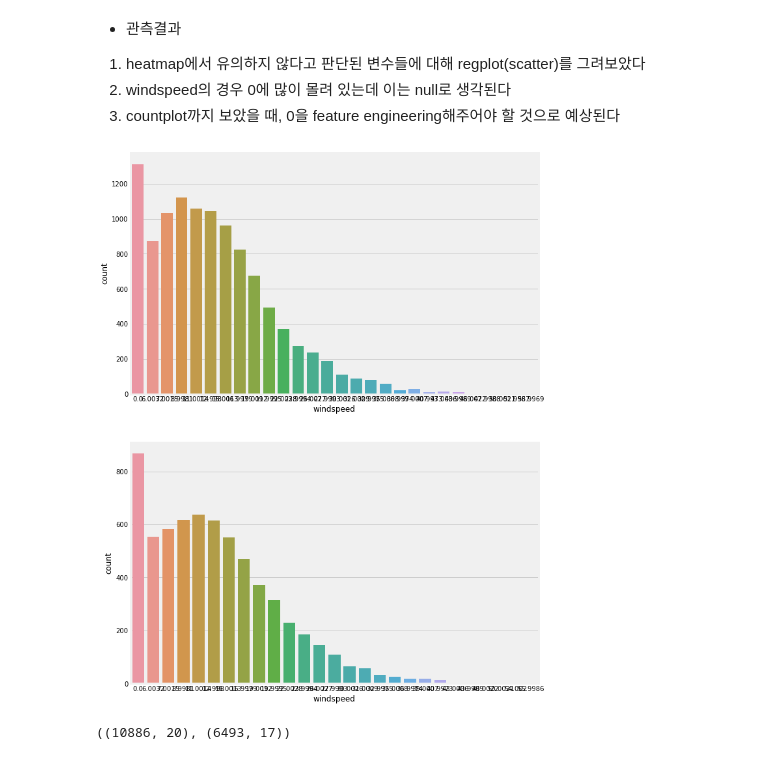
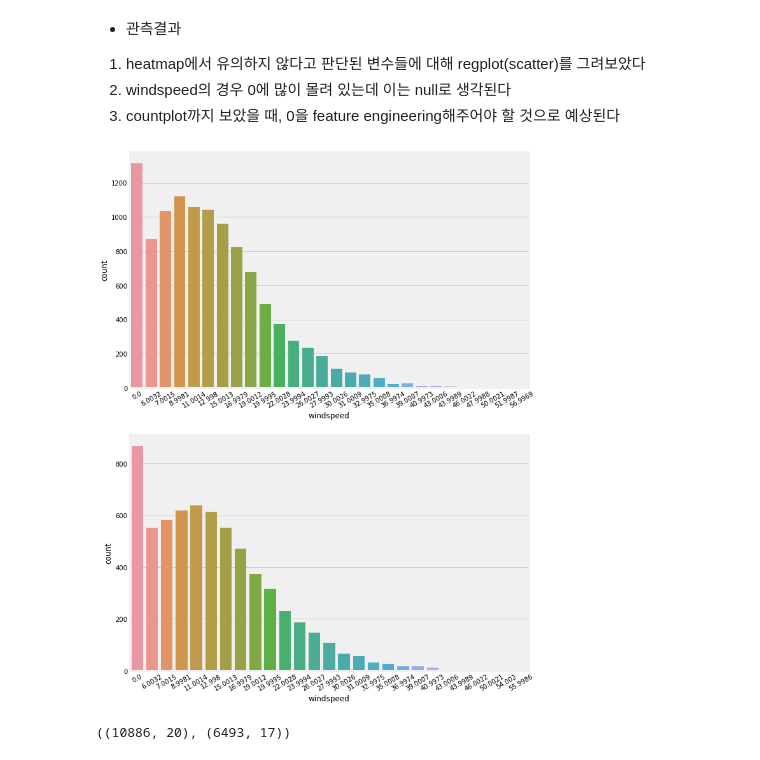
Before and after one commit to SM-Jang/kaggle, a Jupyter notebook: kaggle/bike_sharing/bike1.ipynb, the cells around one changed output. Cells and saved outputs as stored; diff of their text form; code cells hidden in the pictures.

```diff
--- a/kaggle/bike_sharing/bike1.ipynb
+++ b/kaggle/bike_sharing/bike1.ipynb
@@ -276,11 +276,16 @@ plt.show()
 3) countplot까지 보았을 때, 0을 feature engineering해주어야 할 것으로 예상된다
 # %%
 f, ax = plt.subplots(2, 1, figsize=(10, 15))
+plt.sca(ax[0])
+plt.xticks(rotation=30)
 sns.countplot(train['windspeed'], ax = ax[0])
+
+plt.sca(ax[1])
+plt.xticks(rotation=30)
 sns.countplot(test['windspeed'], ax = ax[1])
 plt.show()
 # %% [output]
-[figure, old version]
+[figure, new version]
 # %%
 def concatenate_year_month(datetime):
     return '{0}_{1}'.format(datetime.year, datetime.month)
```
Also changed, not shown: parts of 14 cells of this notebook.
